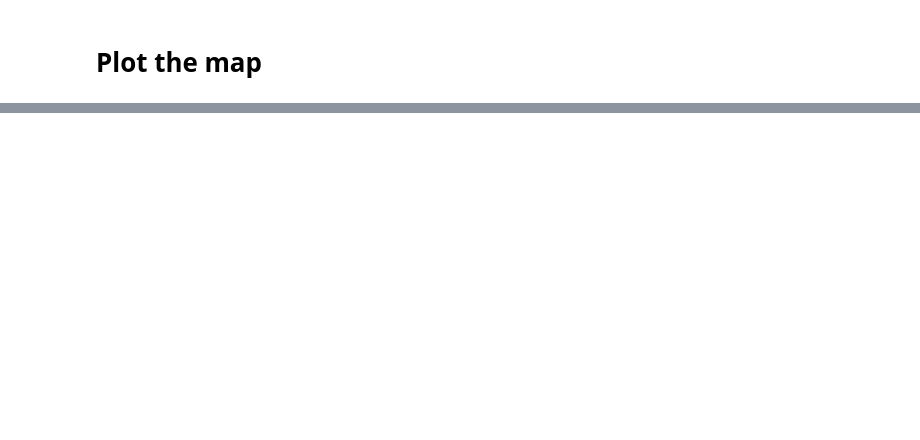
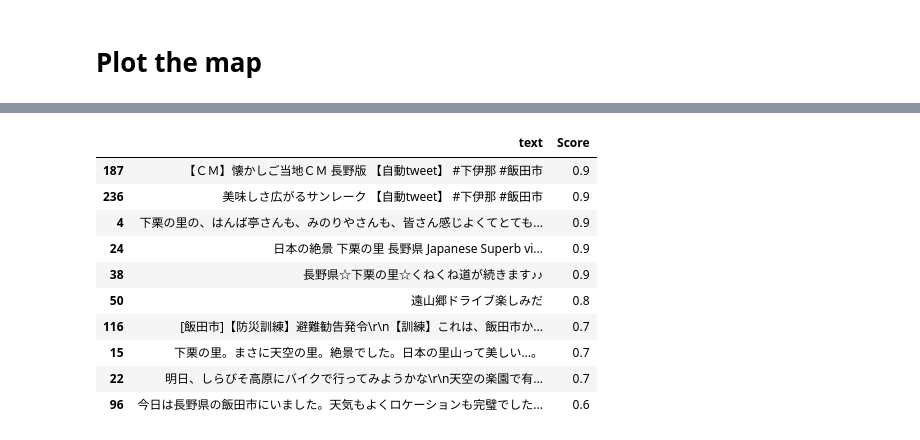
Before and after one commit to oz1717/Business_Project, a Jupyter notebook: summary.ipynb, the cells around one changed output, grey strips where cells are left out. Cells and saved outputs as stored; diff of their text form; code cells hidden in the pictures; blank space fills up the shorter version.

```diff
--- a/summary.ipynb
+++ b/summary.ipynb
@@ -337,0 +333,2 @@ Yawatahama_map
+# %%
+access_token = "AIzaSyC9RiMWJGSYNBvq7O-u1UbRubXm-k4QVS8"
@@ -337,0 +341,8 @@ Yawatahama_map
+# %%
+score = []
+for text in YH_wo_rt:
+    score.append(GCP_sentiment(text, access_token))
+# %%
+YH_score = YH_wo_rt.to_frame()
+# %%
+YH_score["Score"] = score
@@ -337,0 +358,14 @@ Yawatahama_map
+# %%
+YH_score.nlargest(10, 'Score')
+# %% [output]
+|  | text | Score |
+| 187 | 【ＣＭ】懐かしご当地ＣＭ 長野版 【自動tweet】 #下伊那 #飯田市 | 0.9 |
+| 236 | 美味しさ広がるサンレーク 【自動tweet】 #下伊那 #飯田市 | 0.9 |
+| 4 | 下栗の里の、はんば亭さんも、みのりやさんも、皆さん感じよくてとても... | 0.9 |
+| 24 | 日本の絶景 下栗の里 長野県 Japanese Superb vi... | 0.9 |
+| 38 | 長野県☆下栗の里☆くねくね道が続きます♪♪ | 0.9 |
+| 50 | 遠山郷ドライブ楽しみだ | 0.8 |
+| 116 | [飯田市]【防災訓練】避難勧告発令\r\n【訓練】これは、飯田市か... | 0.7 |
+| 15 | 下栗の里。まさに天空の里。絶景でした。日本の里山って美しい…。 | 0.7 |
+| 22 | 明日、しらびそ高原にバイクで行ってみようかな\r\n天空の楽園で有... | 0.7 |
+| 96 | 今日は長野県の飯田市にいました。天気もよくロケーションも完璧でした... | 0.6 |
```
Also changed, not shown: parts of 20 cells of this notebook, 1 other file.
